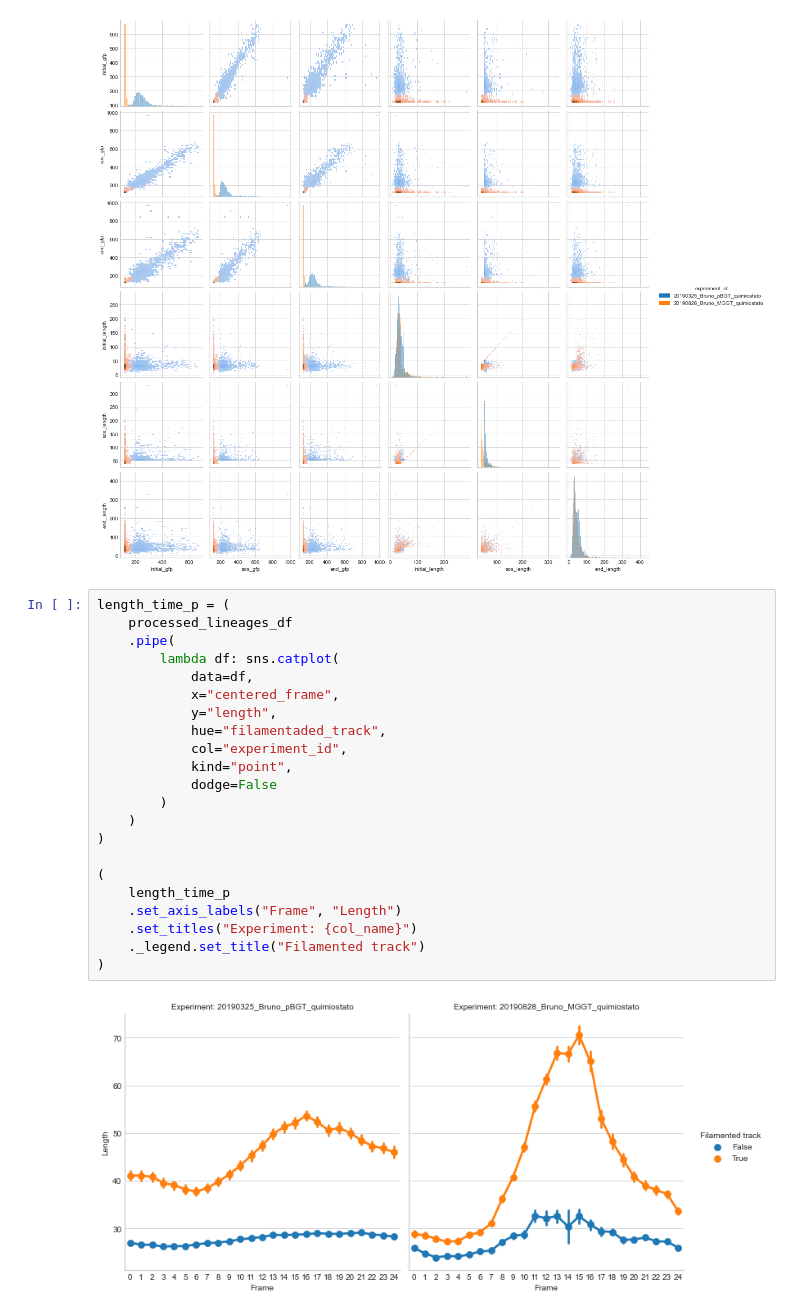
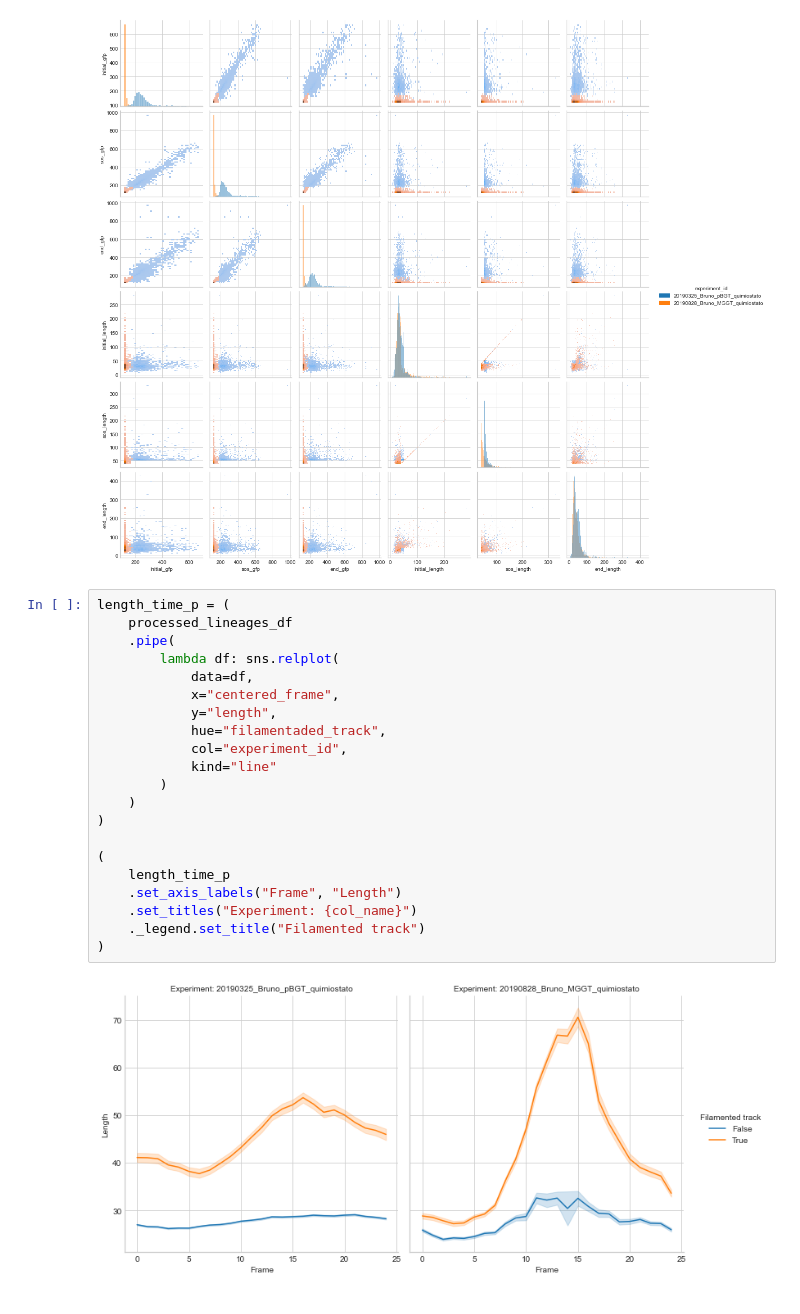
Before and after one commit to jvelezmagic/cell_viewer, a Jupyter notebook: notebooks/2.0-jvs-eda.ipynb, the cells around one changed output. Drawn from its saved outputs; the diff is of its cells as text.

Commit message:
Update frame vs length plot

```diff
--- a/notebooks/2.0-jvs-eda.ipynb
+++ b/notebooks/2.0-jvs-eda.ipynb
@@ -238,24 +230,23 @@ pairplot_metrics_p
 # %%
 length_time_p = (
     processed_lineages_df
     .pipe(
-        lambda df: sns.catplot(
+        lambda df: sns.relplot(
             data=df,
             x="centered_frame",
             y="length",
             hue="filamentaded_track",
             col="experiment_id",
-            kind="point",
-            dodge=False
+            kind="line"
         )
     )
 )
 
 (
     length_time_p
     .set_axis_labels("Frame", "Length")
     .set_titles("Experiment: {col_name}")
     ._legend.set_title("Filamented track")
 )
 # %% [output]
-[figure, old version]
+[figure, new version]
```
Also changed, not shown: parts of 1 cell of this notebook.
